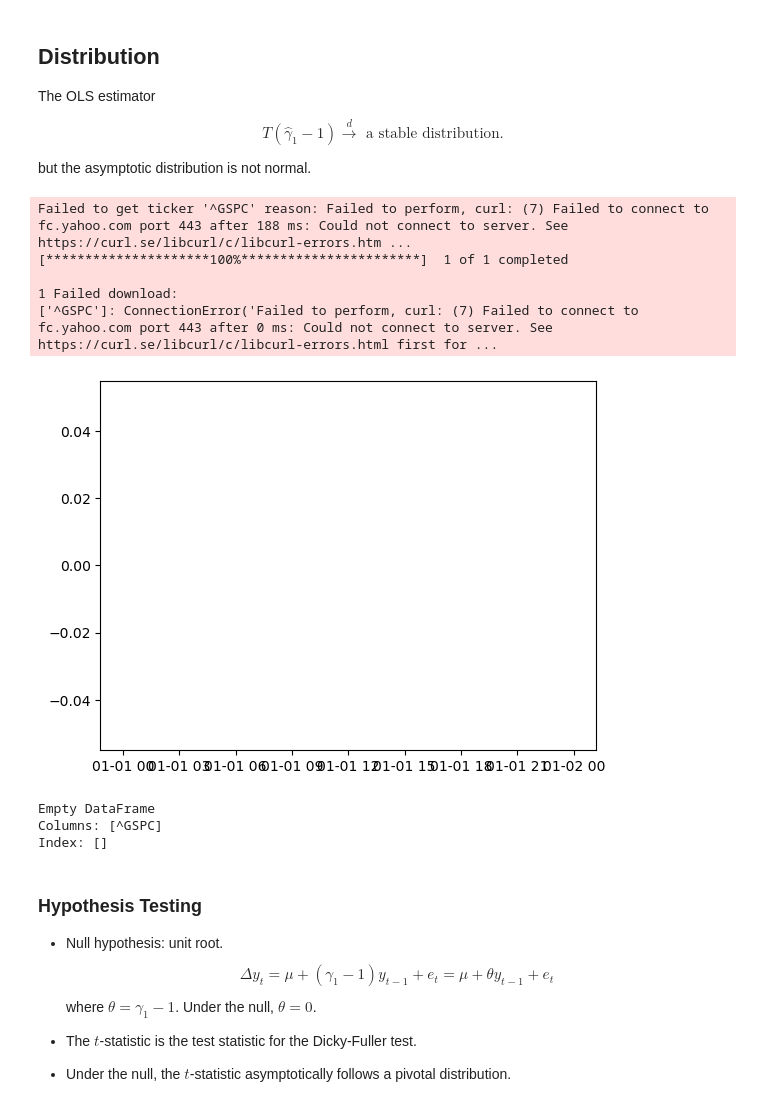
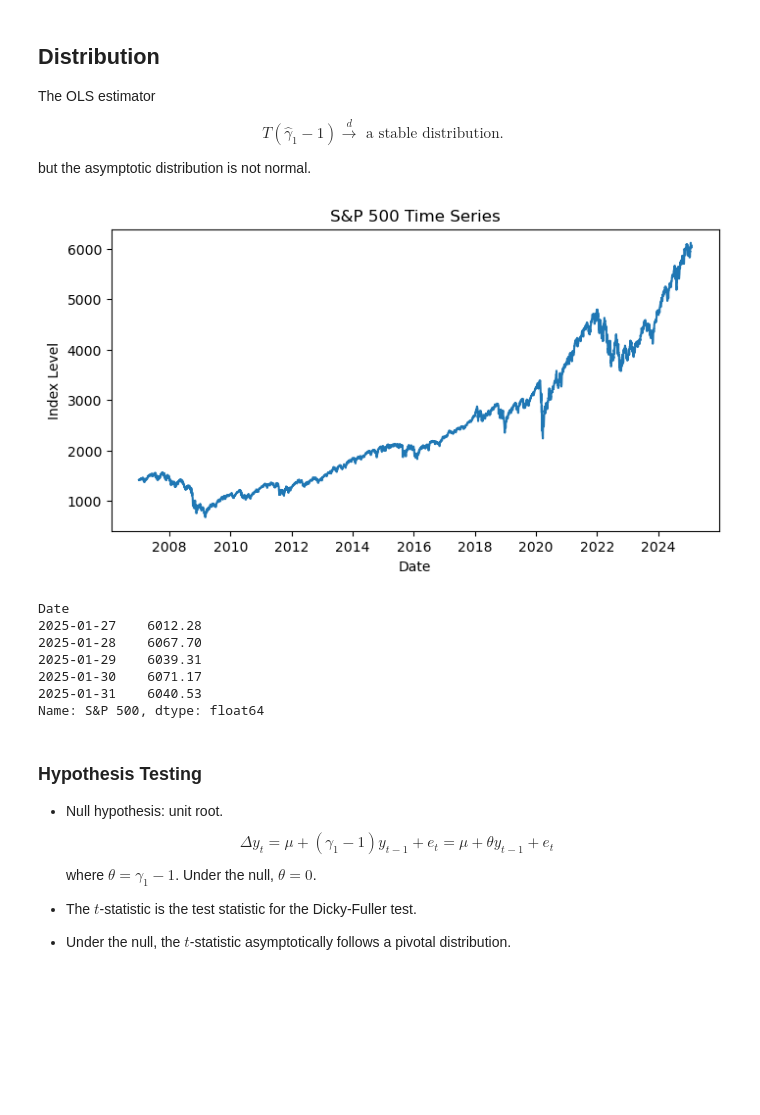
Before and after one commit to zhentaoshi/Econ5821, a Jupyter notebook: py_08_time_series.ipynb, the cells around one changed output. Saved outputs shown, nothing was run; the diff lists cells and outputs as text; code cells hidden in the pictures; blank space fills up the shorter version.

```diff
--- a/py_08_time_series.ipynb
+++ b/py_08_time_series.ipynb
@@ -519,33 +503,45 @@ T(\hat{\gamma}_1 - 1) \stackrel{d}{\to} \text{ a stable distribution}.
 $$
 
 but the asymptotic distribution is not normal.
-# %%
-import pandas_datareader.data as web
-import matplotlib.pyplot as plt
-import datetime
-import yfinance as yf
-
-# Download S&P 500 (^GSPC) data
-start_date = '2007-01-01'
-end_date = '2024-01-01'
-ticker = '^GSPC'
-sp500_data = yf.download(ticker, start=start_date, end=end_date)
-y = sp500_data['Close']
-
-plt.plot(y)
-plt.show()
-
-print(y.tail())
-# %% [output]
-Failed to get ticker '^GSPC' reason: Failed to perform, curl: (7) Failed to connect to fc.yahoo.com port 443 after 188 ms: Could not connect to server. See https://curl.se/libcurl/c/libcurl-errors.htm ...
-[*********************100%***********************]  1 of 1 completed
-
-1 Failed download:
-['^GSPC']: ConnectionError('Failed to perform, curl: (7) Failed to connect to fc.yahoo.com port 443 after 0 ms: Could not connect to server. See https://curl.se/libcurl/c/libcurl-errors.html first for ...
-[figure, removed]
-Empty DataFrame
-Columns: [^GSPC]
-Index: []
+# %%
+from pandas_datareader import data as pdr
+import yfinance as yf
+
+start_date = '2007-01-01'
+end_date = '2025-02-01'
+
+
+def _finalize(series, name='Close'):
+    series = pd.Series(series).dropna()
+    series.index = pd.to_datetime(series.index)
+    series = series.sort_index()
+    series = series.loc[start_date:end_date]
+    series.name = name
+    if series.empty:
+        raise ValueError('Series is empty after date filtering.')
+    return series
+
+df_stooq = pdr.DataReader('^SPX', 'stooq', start=start_date, end=end_date)
+y = _finalize(df_stooq['Close'], 'S&P 500')
+source = 'Stooq (pandas_datareader)'
+
+plt.figure(figsize=(8, 4))
+plt.plot(y.index, y.values)
+plt.title('S&P 500 Time Series')
+plt.xlabel('Date')
+plt.ylabel('Index Level')
+plt.show()
+
+print(y.tail())
+# %% [output]
+[figure, added]
+Date
+2025-01-27    6012.28
+2025-01-28    6067.70
+2025-01-29    6039.31
+2025-01-30    6071.17
+2025-01-31    6040.53
+Name: S&P 500, dtype: float64
 # %% [markdown]
 ### Hypothesis Testing
 
```
Also changed, not shown: parts of 35 cells of this notebook.
